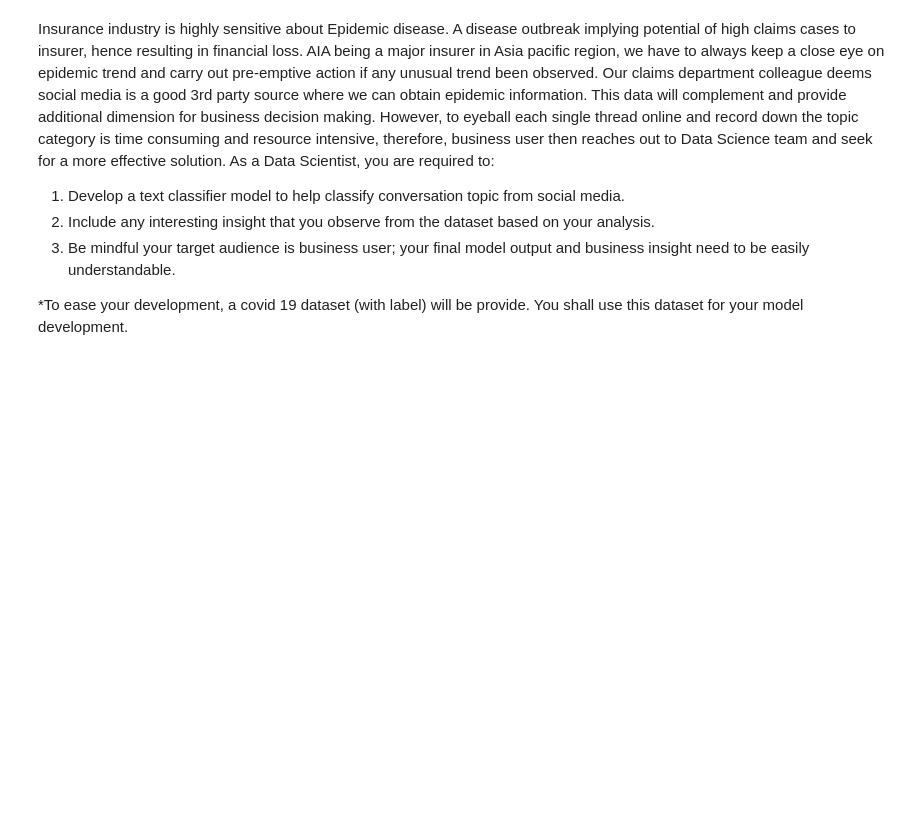
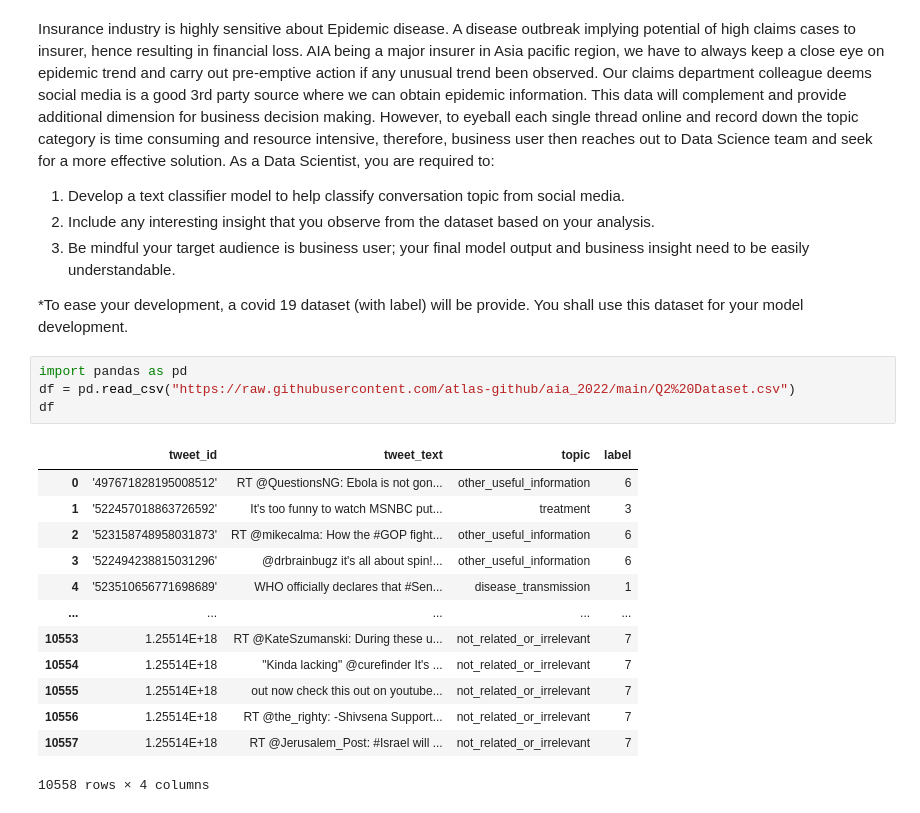
Before and after one commit to atlas-github/aia_2022, a Jupyter notebook: aia.ipynb, the cells around one changed output. Drawn from its saved outputs; the diff is of its cells as text; blank space fills up the shorter version.

```diff
--- a/aia.ipynb
+++ b/aia.ipynb
@@ -263,3 +263,21 @@ Insurance industry is highly sensitive about Epidemic disease. A disease outbrea
 3.   Be mindful your target audience is business user; your final model output and business insight need to be easily understandable.
 
 *To ease your development, a covid 19 dataset (with label) will be provide. You shall use this dataset for your model development.
+# %%
+import pandas as pd
+df = pd.read_csv("https://raw.githubusercontent.com/atlas-github/aia_2022/main/Q2%20Dataset.csv")
+df
+# %% [output]
+|  | tweet_id | tweet_text | topic | label |
+| 0 | '497671828195008512' | RT @QuestionsNG: Ebola is not gon... | other_useful_information | 6 |
+| 1 | '522457018863726592' | It's too funny to watch MSNBC put... | treatment | 3 |
+| 2 | '523158748958031873' | RT @mikecalma: How the #GOP fight... | other_useful_information | 6 |
+| 3 | '522494238815031296' | @drbrainbugz it's all about spin!... | other_useful_information | 6 |
+| 4 | '523510656771698689' | WHO officially declares that #Sen... | disease_transmission | 1 |
+| ... | ... | ... | ... | ... |
+| 10553 | 1.25514E+18 | RT @KateSzumanski: During these u... | not_related_or_irrelevant | 7 |
+| 10554 | 1.25514E+18 | "Kinda lacking" @curefinder It's ... | not_related_or_irrelevant | 7 |
+| 10555 | 1.25514E+18 | out now check this out on youtube... | not_related_or_irrelevant | 7 |
+| 10556 | 1.25514E+18 | RT @the_righty: -Shivsena Support... | not_related_or_irrelevant | 7 |
+| 10557 | 1.25514E+18 | RT @Jerusalem_Post: #Israel will ... | not_related_or_irrelevant | 7 |
+10558 rows × 4 columns
```
Also changed, not shown: parts of 18 cells of this notebook.
